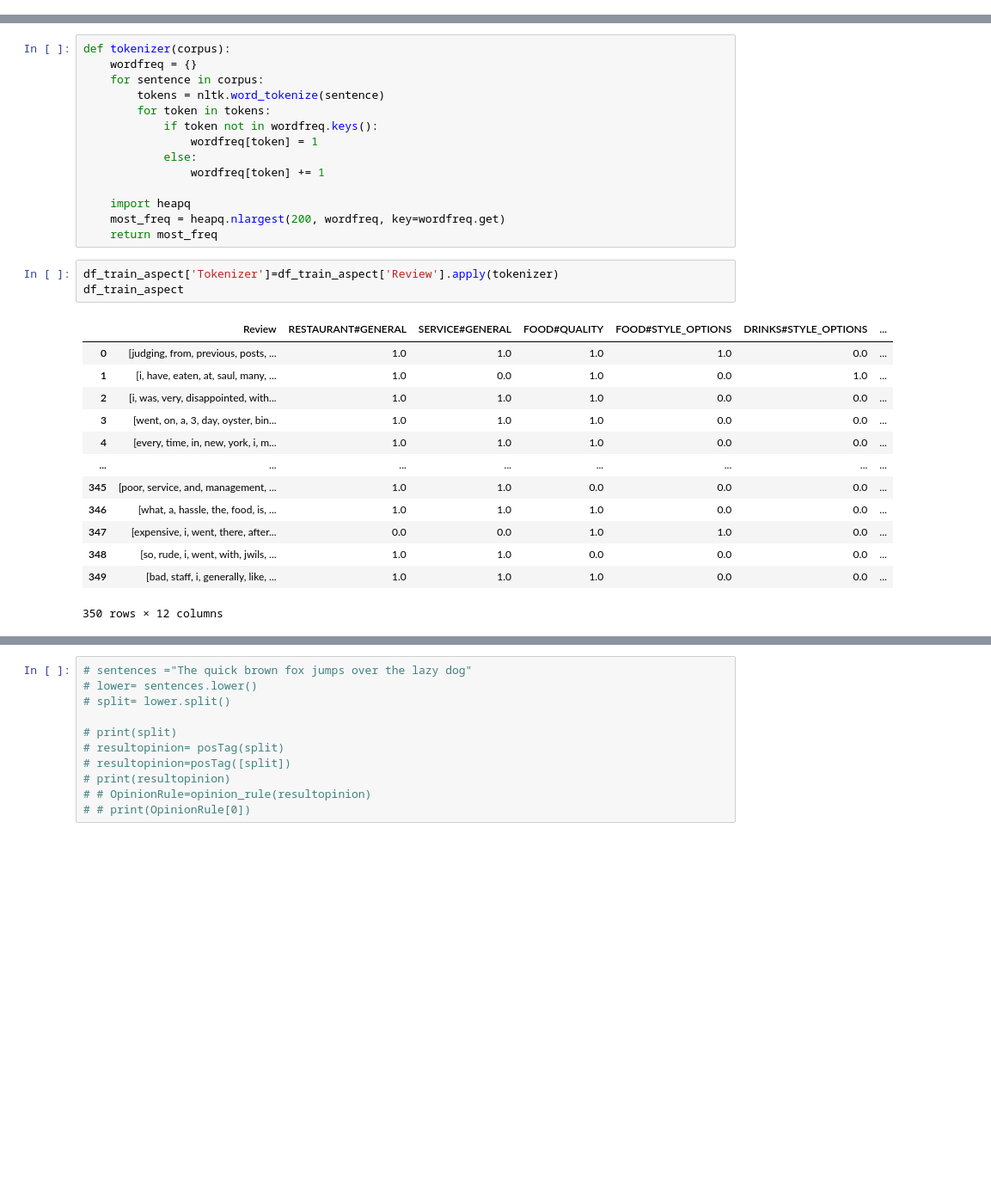
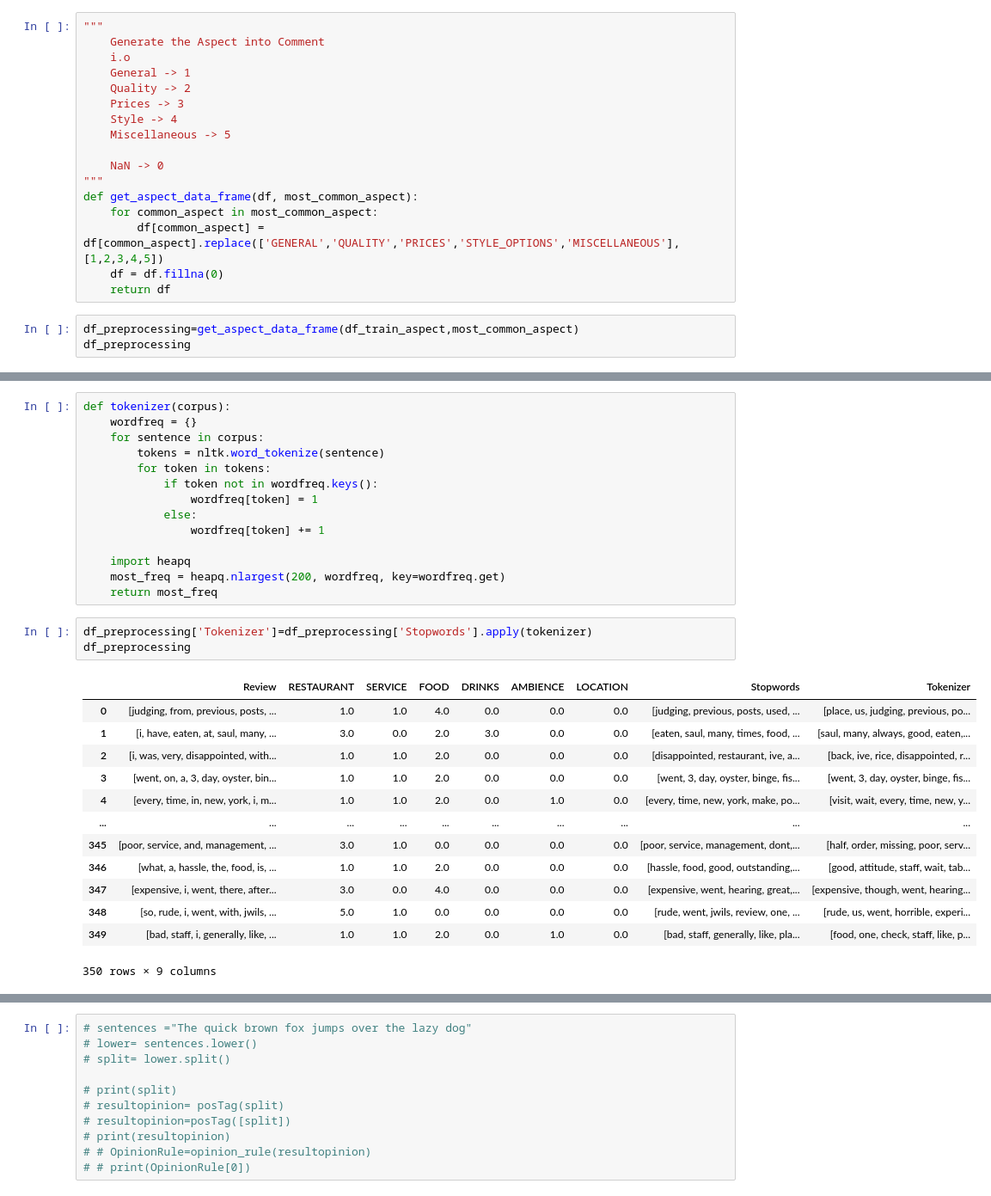
Before and after one commit to gilbertsam/Aspect-Term-Extraction, a Jupyter notebook: preprocessingdata.ipynb, the cells around one changed output, grey strips where cells are left out. Shown at 86% size. Drawn from its saved outputs; the diff is of its cells as text; blank space fills up the shorter version.

```diff
--- a/preprocessingdata.ipynb
+++ b/preprocessingdata.ipynb
@@ -284,0 +312,20 @@ df_train_aspect
+# %%
+"""
+    Generate the Aspect into Comment
+    i.o
+    General -> 1
+    Quality -> 2
+    Prices -> 3
+    Style -> 4
+    Miscellaneous -> 5
+
+    NaN -> 0
+"""
+def get_aspect_data_frame(df, most_common_aspect):
+    for common_aspect in most_common_aspect:
+        df[common_aspect] = df[common_aspect].replace(['GENERAL','QUALITY','PRICES','STYLE_OPTIONS','MISCELLANEOUS'],[1,2,3,4,5])
+    df = df.fillna(0)
+    return df
+# %%
+df_preprocessing=get_aspect_data_frame(df_train_aspect,most_common_aspect)
+df_preprocessing
@@ -296,20 +357,20 @@ def tokenizer(corpus):
     import heapq
     most_freq = heapq.nlargest(200, wordfreq, key=wordfreq.get)
     return most_freq
-# %%
-df_train_aspect['Tokenizer']=df_train_aspect['Review'].apply(tokenizer)
-df_train_aspect
-# %% [output]
-|  | Review | RESTAURANT#GENERAL | SERVICE#GENERAL | FOOD#QUALITY | FOOD#STYLE_OPTIONS | DRINKS#STYLE_OPTIONS | ... |
-| 0 | [judging, from, previous, posts, ... | 1.0 | 1.0 | 1.0 | 1.0 | 0.0 | ... |
-| 1 | [i, have, eaten, at, saul, many, ... | 1.0 | 0.0 | 1.0 | 0.0 | 1.0 | ... |
-| 2 | [i, was, very, disappointed, with... | 1.0 | 1.0 | 1.0 | 0.0 | 0.0 | ... |
-| 3 | [went, on, a, 3, day, oyster, bin... | 1.0 | 1.0 | 1.0 | 0.0 | 0.0 | ... |
-| 4 | [every, time, in, new, york, i, m... | 1.0 | 1.0 | 1.0 | 0.0 | 0.0 | ... |
-| ... | ... | ... | ... | ... | ... | ... | ... |
-| 345 | [poor, service, and, management, ... | 1.0 | 1.0 | 0.0 | 0.0 | 0.0 | ... |
-| 346 | [what, a, hassle, the, food, is, ... | 1.0 | 1.0 | 1.0 | 0.0 | 0.0 | ... |
-| 347 | [expensive, i, went, there, after... | 0.0 | 0.0 | 1.0 | 1.0 | 0.0 | ... |
-| 348 | [so, rude, i, went, with, jwils, ... | 1.0 | 1.0 | 0.0 | 0.0 | 0.0 | ... |
-| 349 | [bad, staff, i, generally, like, ... | 1.0 | 1.0 | 1.0 | 0.0 | 0.0 | ... |
-350 rows × 12 columns
+# %%
+df_preprocessing['Tokenizer']=df_preprocessing['Stopwords'].apply(tokenizer)
+df_preprocessing
+# %% [output]
+|  | Review | RESTAURANT | SERVICE | FOOD | DRINKS | AMBIENCE | LOCATION | Stopwords | Tokenizer |
+| 0 | [judging, from, previous, posts, ... | 1.0 | 1.0 | 4.0 | 0.0 | 0.0 | 0.0 | [judging, previous, posts, used, ... | [place, us, judging, previous, po... |
+| 1 | [i, have, eaten, at, saul, many, ... | 3.0 | 0.0 | 2.0 | 3.0 | 0.0 | 0.0 | [eaten, saul, many, times, food, ... | [saul, many, always, good, eaten,... |
+| 2 | [i, was, very, disappointed, with... | 1.0 | 1.0 | 2.0 | 0.0 | 0.0 | 0.0 | [disappointed, restaurant, ive, a... | [back, ive, rice, disappointed, r... |
+| 3 | [went, on, a, 3, day, oyster, bin... | 1.0 | 1.0 | 2.0 | 0.0 | 0.0 | 0.0 | [went, 3, day, oyster, binge, fis... | [went, 3, day, oyster, binge, fis... |
+| 4 | [every, time, in, new, york, i, m... | 1.0 | 1.0 | 2.0 | 0.0 | 1.0 | 0.0 | [every, time, new, york, make, po... | [visit, wait, every, time, new, y... |
+| ... | ... | ... | ... | ... | ... | ... | ... | ... | ... |
+| 345 | [poor, service, and, management, ... | 3.0 | 1.0 | 0.0 | 0.0 | 0.0 | 0.0 | [poor, service, management, dont,... | [half, order, missing, poor, serv... |
+| 346 | [what, a, hassle, the, food, is, ... | 1.0 | 1.0 | 2.0 | 0.0 | 0.0 | 0.0 | [hassle, food, good, outstanding,... | [good, attitude, staff, wait, tab... |
+| 347 | [expensive, i, went, there, after... | 3.0 | 0.0 | 4.0 | 0.0 | 0.0 | 0.0 | [expensive, went, hearing, great,... | [expensive, though, went, hearing... |
+| 348 | [so, rude, i, went, with, jwils, ... | 5.0 | 1.0 | 0.0 | 0.0 | 0.0 | 0.0 | [rude, went, jwils, review, one, ... | [rude, us, went, horrible, experi... |
+| 349 | [bad, staff, i, generally, like, ... | 1.0 | 1.0 | 2.0 | 0.0 | 1.0 | 0.0 | [bad, staff, generally, like, pla... | [food, one, check, staff, like, p... |
+350 rows × 9 columns
```
Also changed, not shown: parts of 12 cells of this notebook.
